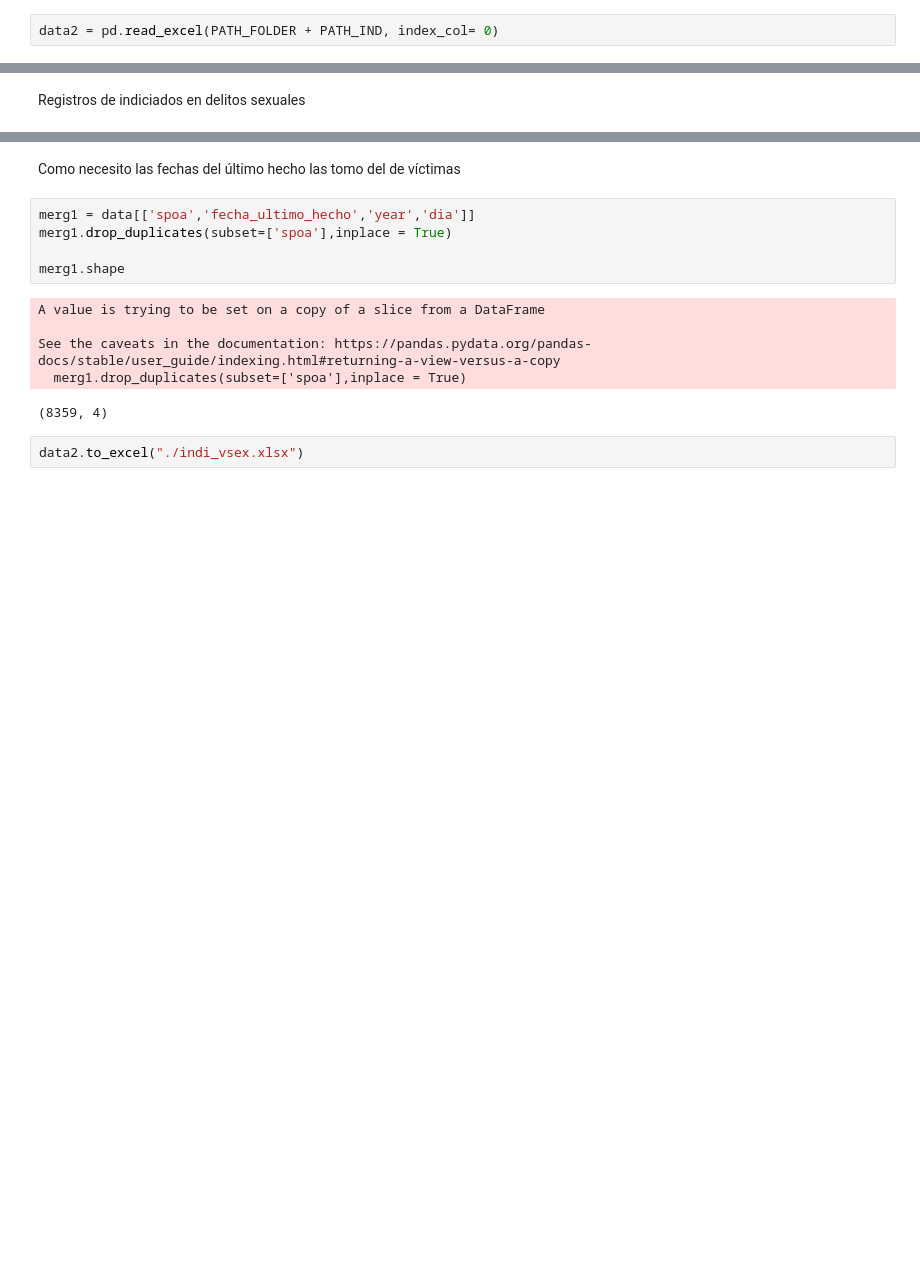
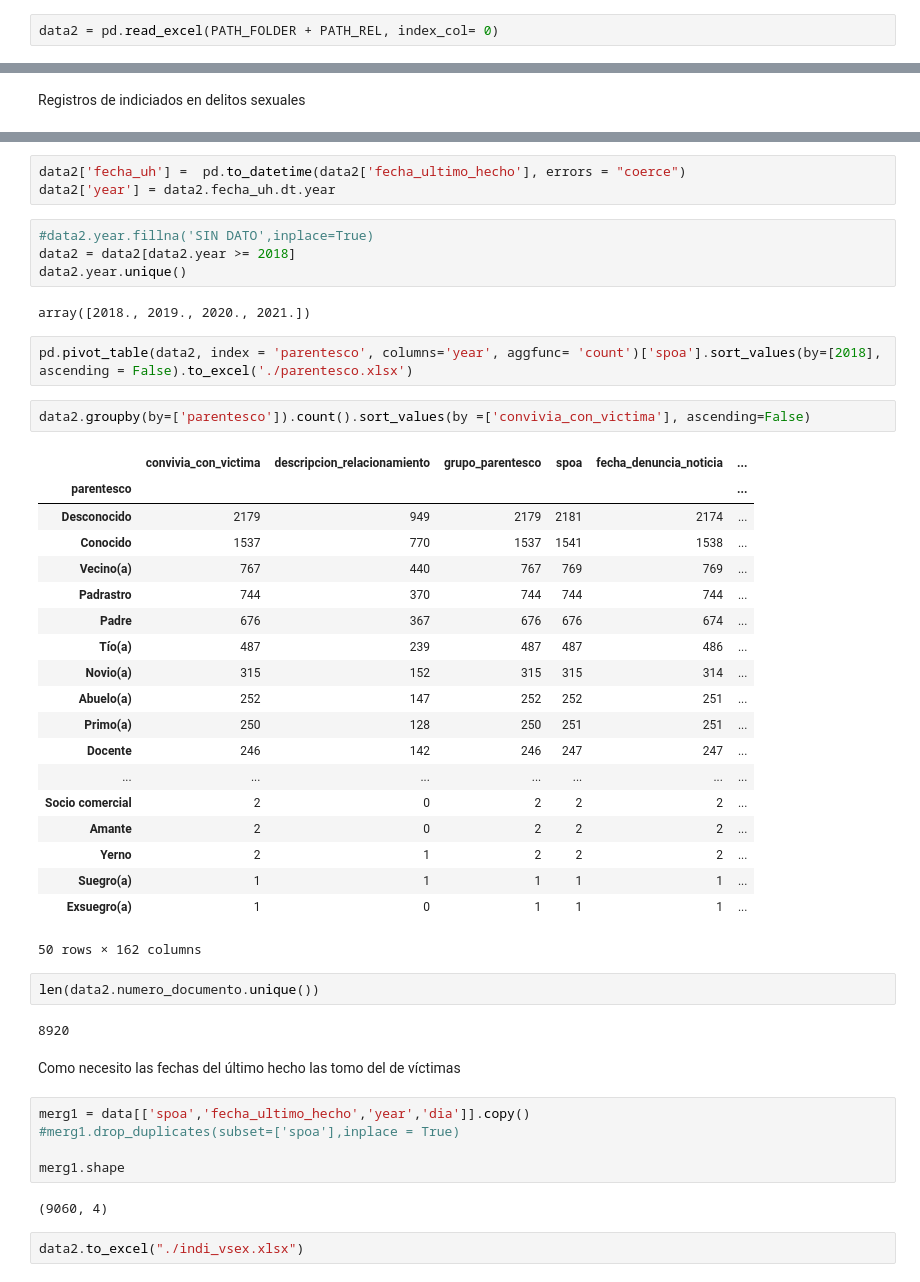
Before and after one commit to jarboledac/vsex_med, a Jupyter notebook: Untitled-1.ipynb, the cells around one changed output, grey strips where cells are left out. Cells and saved outputs as stored; diff of their text form; blank space fills up the shorter version.

```diff
--- a/Untitled-1.ipynb
+++ b/Untitled-1.ipynb
@@ -968,7 +968,7 @@ data.shape
 # %% [output]
 (9060, 108)
 # %%
-data2 = pd.read_excel(PATH_FOLDER + PATH_IND, index_col= 0)
+data2 = pd.read_excel(PATH_FOLDER + PATH_REL, index_col= 0)
 # %% [markdown]
 número de regisstros de inidiciados, sin filto
 # %%
@@ -986,16 +1001,49 @@ data2.shape
+# %%
+data2['fecha_uh'] =  pd.to_datetime(data2['fecha_ultimo_hecho'], errors = "coerce")
+data2['year'] = data2.fecha_uh.dt.year
+# %%
+#data2.year.fillna('SIN DATO',inplace=True)
+data2 = data2[data2.year >= 2018]
+data2.year.unique()
+# %% [output]
+array([2018., 2019., 2020., 2021.])
+# %%
+pd.pivot_table(data2, index = 'parentesco', columns='year', aggfunc= 'count')['spoa'].sort_values(by=[2018], ascending = False).to_excel('./parentesco.xlsx')
+# %%
+data2.groupby(by=['parentesco']).count().sort_values(by =['convivia_con_victima'], ascending=False)
+# %% [output]
+|  | convivia_con_victima | descripcion_relacionamiento | grupo_parentesco | spoa | fecha_denuncia_noticia | ... |
+| parentesco |  |  |  |  |  | ... |
+| Desconocido | 2179 | 949 | 2179 | 2181 | 2174 | ... |
+| Conocido | 1537 | 770 | 1537 | 1541 | 1538 | ... |
+| Vecino(a) | 767 | 440 | 767 | 769 | 769 | ... |
+| Padrastro | 744 | 370 | 744 | 744 | 744 | ... |
+| Padre | 676 | 367 | 676 | 676 | 674 | ... |
+| Tío(a) | 487 | 239 | 487 | 487 | 486 | ... |
+| Novio(a) | 315 | 152 | 315 | 315 | 314 | ... |
+| Abuelo(a) | 252 | 147 | 252 | 252 | 251 | ... |
+| Primo(a) | 250 | 128 | 250 | 251 | 251 | ... |
+| Docente | 246 | 142 | 246 | 247 | 247 | ... |
+| ... | ... | ... | ... | ... | ... | ... |
+| Socio comercial | 2 | 0 | 2 | 2 | 2 | ... |
+| Amante | 2 | 0 | 2 | 2 | 2 | ... |
+| Yerno | 2 | 1 | 2 | 2 | 2 | ... |
+| Suegro(a) | 1 | 1 | 1 | 1 | 1 | ... |
+| Exsuegro(a) | 1 | 0 | 1 | 1 | 1 | ... |
+50 rows × 162 columns
+# %%
+len(data2.numero_documento.unique())
+# %% [output]
+8920
 # %% [markdown]
 Como necesito las fechas del último hecho las tomo del de víctimas
 # %%
-merg1 = data[['spoa','fecha_ultimo_hecho','year','dia']]
-merg1.drop_duplicates(subset=['spoa'],inplace = True)
+merg1 = data[['spoa','fecha_ultimo_hecho','year','dia']].copy()
+#merg1.drop_duplicates(subset=['spoa'],inplace = True)
 
 merg1.shape
 # %% [output]
-A value is trying to be set on a copy of a slice from a DataFrame
-
-See the caveats in the documentation: https://pandas.pydata.org/pandas-docs/stable/user_guide/indexing.html#returning-a-view-versus-a-copy
-  merg1.drop_duplicates(subset=['spoa'],inplace = True)
+(9060, 4)
-(8359, 4)
 # %%
 data2.to_excel("./indi_vsex.xlsx")
 # %% [markdown]
```
Also changed, not shown: parts of 15 cells of this notebook, 1 other file.
